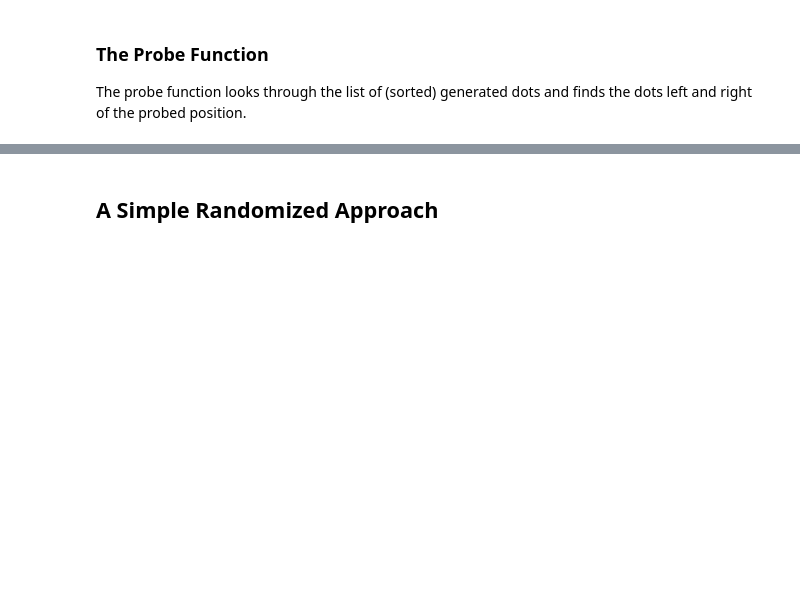
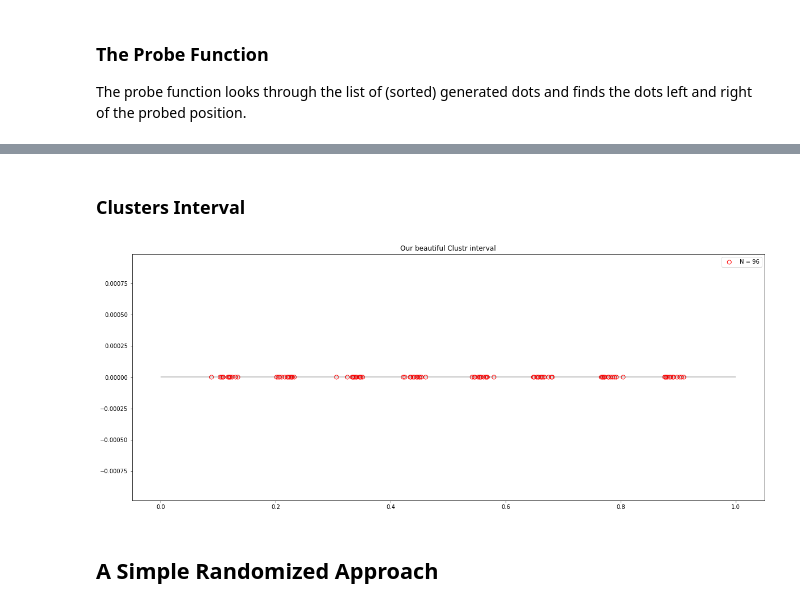
Before and after one commit to sebastiandro/probing-density, a Jupyter notebook: Probing Density.ipynb, the cells around one changed output, grey strips where cells are left out. Saved outputs shown, nothing was run; the diff lists cells and outputs as text; code cells hidden in the pictures; blank space fills up the shorter version.

```diff
--- a/Probing Density.ipynb
+++ b/Probing Density.ipynb
@@ -88,3 +114,25 @@ Max distance: 0.852
+# %% [markdown]
+### Clusters Interval
+# %%
+num_clusters = 8
+std = 0.01
+mu_range = np.arange(0,1,1/(num_clusters+1))
+mu_range = mu_range[1:]
+dots_clustrs = []
+for i in range(num_clusters):
+    def custom_clustrs():
+        return random.gauss(mu_range[i], std)
+        generate_dots(N//num_clusters,d, custom_clustrs1)
+
+    clust = generate_dots(N//num_clusters,d, custom_clustrs)
+    dots_clustrs.append(clust)
+
+dots_clustrs = np.array(dots_clustrs).flatten()
+
+plot_interval(dots_clustrs, "Our beautiful Clustr interval")
+dots_clustrs.sort()
+# %% [output]
+[figure, added]
 # %% [markdown]
 ## A Simple Randomized Approach
 # %% [markdown]
```
Also changed, not shown: parts of 39 cells of this notebook.
